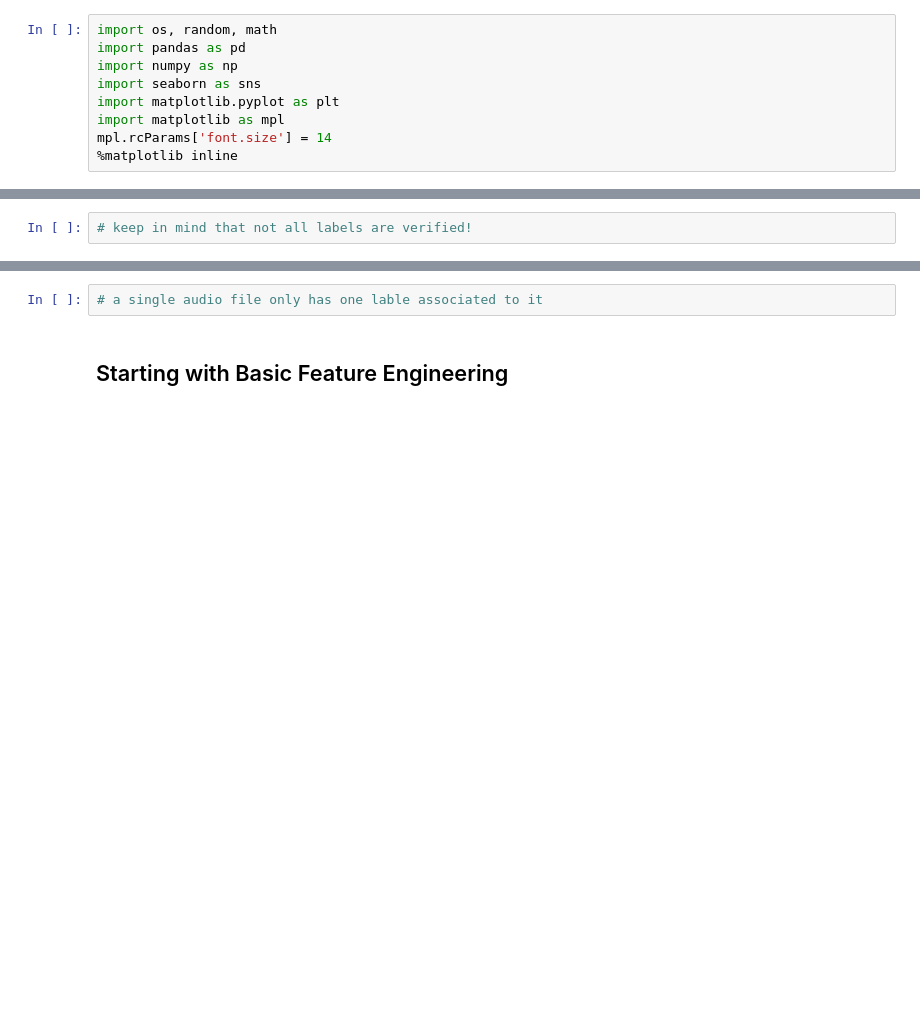
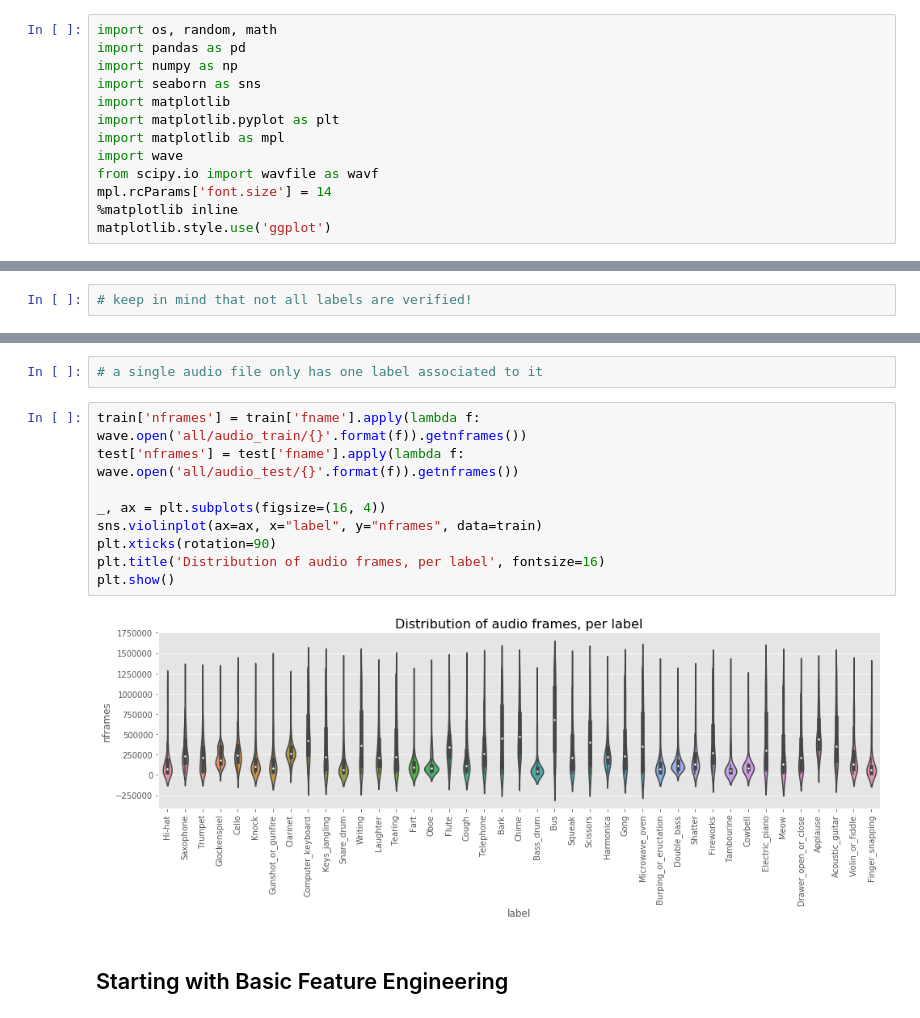
Before and after one commit to asudomoeva/Audio-Tagging, a Jupyter notebook: Audio Tagging Data Parsing.ipynb, the cells around one changed output, grey strips where cells are left out. Drawn from its saved outputs; the diff is of its cells as text; blank space fills up the shorter version.

```diff
--- a/Audio Tagging Data Parsing.ipynb
+++ b/Audio Tagging Data Parsing.ipynb
@@ -3,10 +3,14 @@ import os, random, math
 import pandas as pd
 import numpy as np
 import seaborn as sns
+import matplotlib
 import matplotlib.pyplot as plt
 import matplotlib as mpl
+import wave
+from scipy.io import wavfile as wavf
 mpl.rcParams['font.size'] = 14
 %matplotlib inline
+matplotlib.style.use('ggplot')
 # %%
 import lightgbm as lgb
 # %% [output]
@@ -80,5 +111,16 @@ Hi-hat
 # %%
-# a single audio file only has one lable associated to it
+# a single audio file only has one label associated to it
+# %%
+train['nframes'] = train['fname'].apply(lambda f: wave.open('all/audio_train/{}'.format(f)).getnframes())
+test['nframes'] = test['fname'].apply(lambda f: wave.open('all/audio_test/{}'.format(f)).getnframes())
+
+_, ax = plt.subplots(figsize=(16, 4))
+sns.violinplot(ax=ax, x="label", y="nframes", data=train)
+plt.xticks(rotation=90)
+plt.title('Distribution of audio frames, per label', fontsize=16)
+plt.show()
+# %% [output]
+[figure, added]
 # %% [markdown]
 ## Starting with Basic Feature Engineering
 # %%
```
Also changed, not shown: parts of 5 cells of this notebook.
